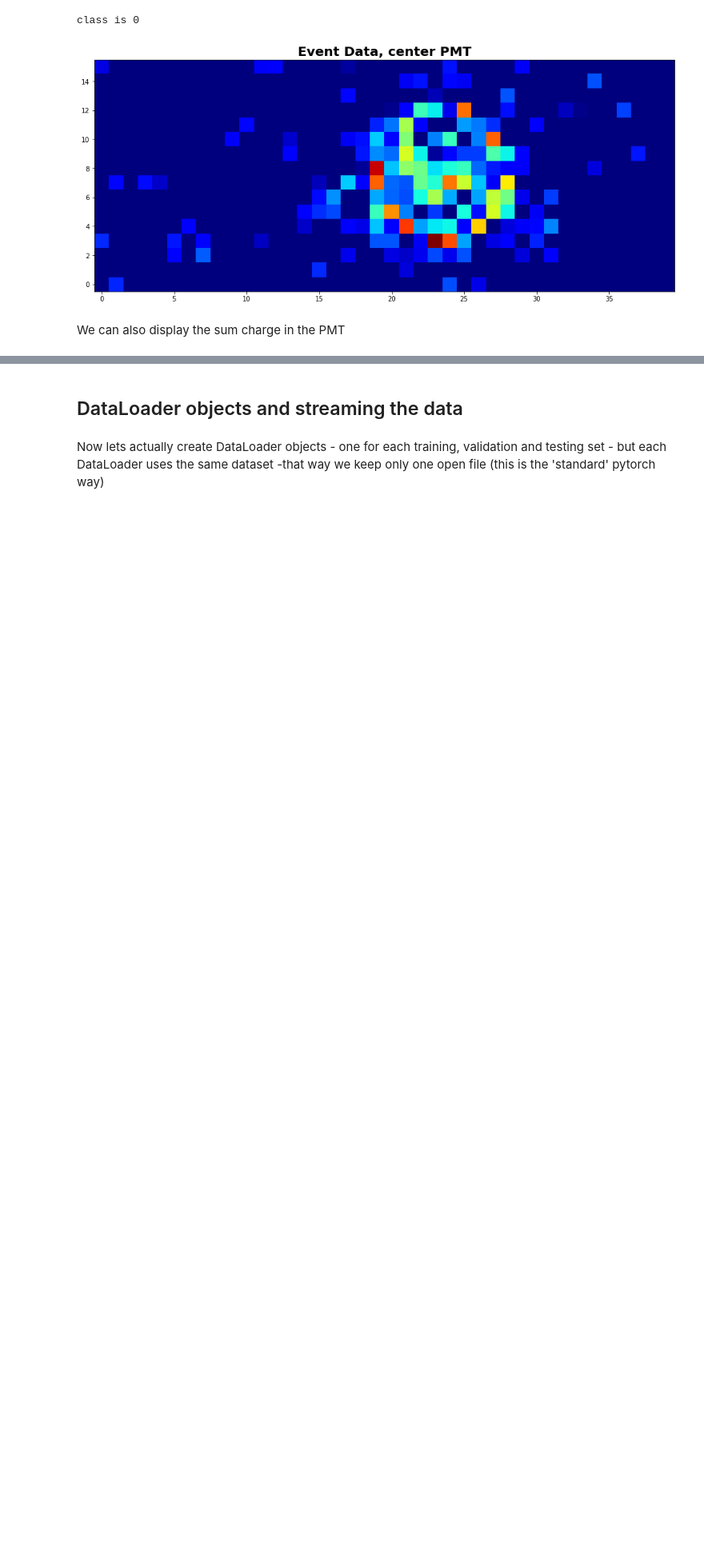
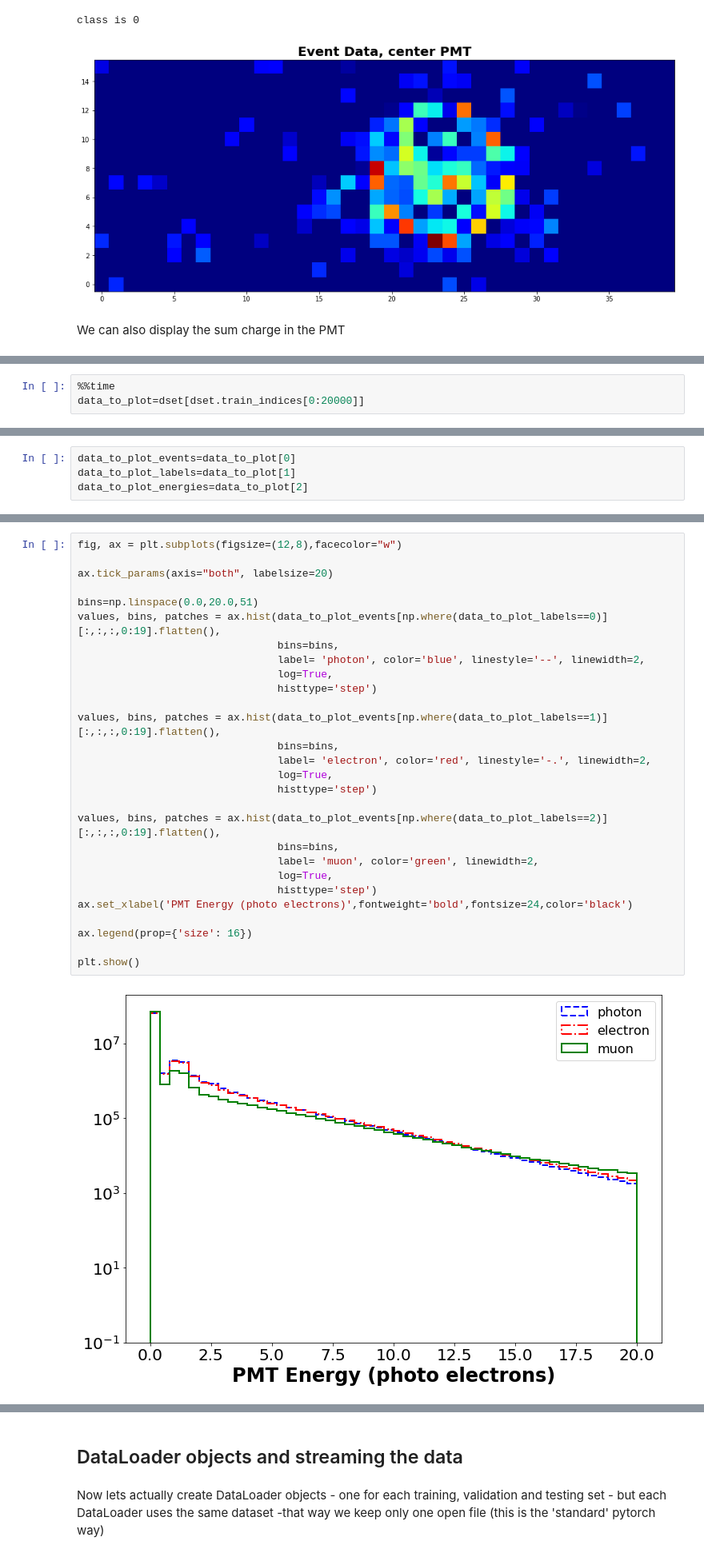
Before and after one commit to wfedorko/TRISEP_ML_tutorial, a Jupyter notebook: notebooks/Data_Exploration_And_Streaming.ipynb, the cells around one changed output, grey strips where cells are left out. Shown at 80% size. Drawn from its saved outputs; the diff is of its cells as text; blank space fills up the shorter version.

```diff
--- a/notebooks/Data_Exploration_And_Streaming.ipynb
+++ b/notebooks/Data_Exploration_And_Streaming.ipynb
@@ -218,0 +239,3 @@ class is 0
+# %%
+%%time
+data_to_plot=dset[dset.train_indices[0:20000]]
@@ -218,0 +245,4 @@ class is 0
+# %%
+data_to_plot_events=data_to_plot[0]
+data_to_plot_labels=data_to_plot[1]
+data_to_plot_energies=data_to_plot[2]
@@ -218,0 +253,30 @@ class is 0
+# %%
+fig, ax = plt.subplots(figsize=(12,8),facecolor="w")
+
+ax.tick_params(axis="both", labelsize=20)
+
+bins=np.linspace(0.0,20.0,51)
+values, bins, patches = ax.hist(data_to_plot_events[np.where(data_to_plot_labels==0)][:,:,:,0:19].flatten(),
+                                bins=bins,
+                                label= 'photon', color='blue', linestyle='--', linewidth=2,
+                                log=True,
+                                histtype='step')
+
+values, bins, patches = ax.hist(data_to_plot_events[np.where(data_to_plot_labels==1)][:,:,:,0:19].flatten(),
+                                bins=bins,
+                                label= 'electron', color='red', linestyle='-.', linewidth=2,
+                                log=True,
+                                histtype='step')
+
+values, bins, patches = ax.hist(data_to_plot_events[np.where(data_to_plot_labels==2)][:,:,:,0:19].flatten(),
+                                bins=bins,
+                                label= 'muon', color='green', linewidth=2,
+                                log=True,
+                                histtype='step')
+ax.set_xlabel('PMT Energy (photo electrons)',fontweight='bold',fontsize=24,color='black')
+
+ax.legend(prop={'size': 16})
+
+plt.show()
+# %% [output]
+[figure, added]
```
Also changed, not shown: parts of 30 cells of this notebook, 1 other file.
